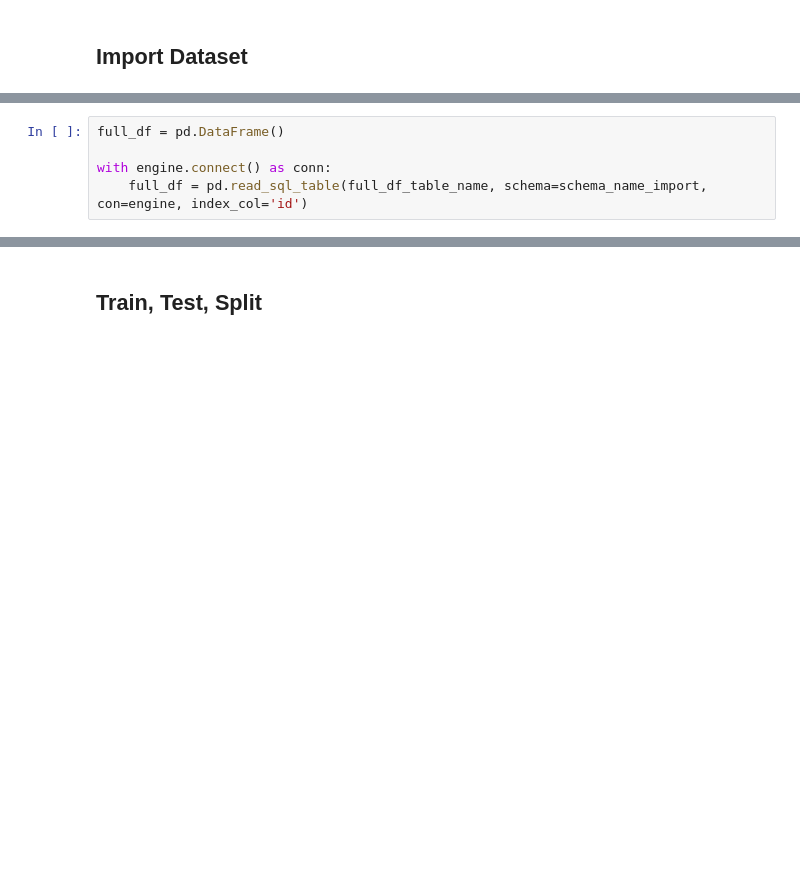
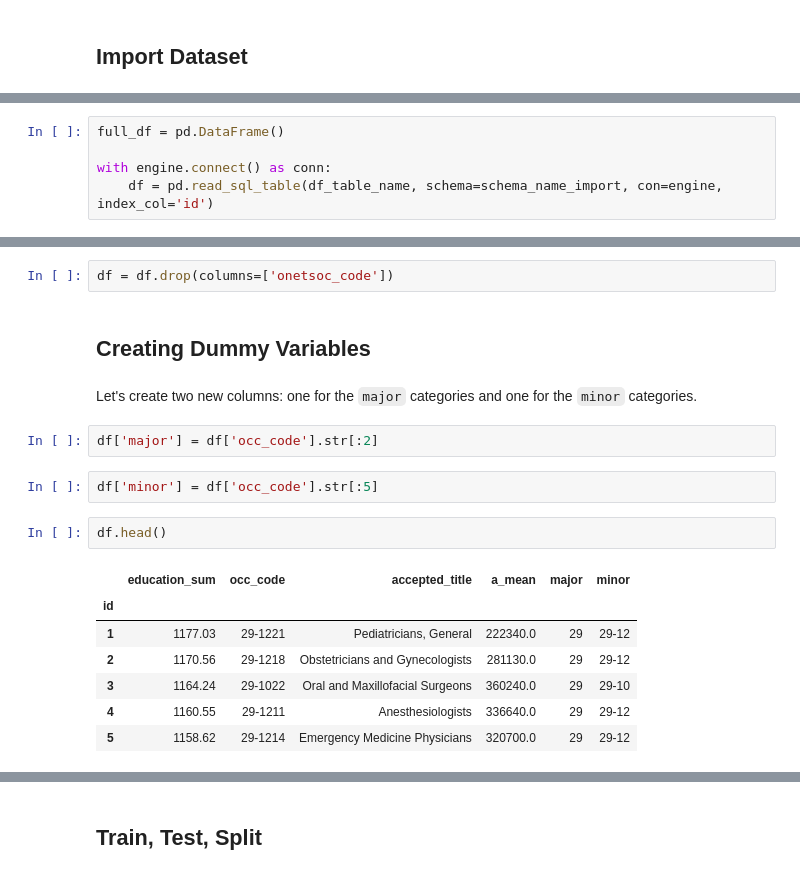
Before and after one commit to blue-santa/comparing-training-req-to-salary-exp, a Jupyter notebook: notebooks/04-pre-processing-and-training-data-dev/04-pre-processing-and-training-data-dev.ipynb, the cells around one changed output, grey strips where cells are left out. Cells and saved outputs as stored; diff of their text form; blank space fills up the shorter version.

```diff
--- a/notebooks/04-pre-processing-and-training-data-dev/04-pre-processing-and-training-data-dev.ipynb
+++ b/notebooks/04-pre-processing-and-training-data-dev/04-pre-processing-and-training-data-dev.ipynb
@@ -76,4 +77,4 @@ full_df_table_name = 'full_df'
 full_df = pd.DataFrame()
 
 with engine.connect() as conn:
-    full_df = pd.read_sql_table(full_df_table_name, schema=schema_name_import, con=engine, index_col='id')
+    df = pd.read_sql_table(df_table_name, schema=schema_name_import, con=engine, index_col='id')
@@ -83,0 +105,20 @@ with engine.connect() as conn:
+# %%
+df = df.drop(columns=['onetsoc_code'])
+# %% [markdown]
+## Creating Dummy Variables
+# %% [markdown]
+Let's create two new columns: one for the `major` categories and one for the `minor` categories.
+# %%
+df['major'] = df['occ_code'].str[:2]
+# %%
+df['minor'] = df['occ_code'].str[:5]
+# %%
+df.head()
+# %% [output]
+|  | education_sum | occ_code | accepted_title | a_mean | major | minor |
+| id |  |  |  |  |  |  |
+| 1 | 1177.03 | 29-1221 | Pediatricians, General | 222340.0 | 29 | 29-12 |
+| 2 | 1170.56 | 29-1218 | Obstetricians and Gynecologists | 281130.0 | 29 | 29-12 |
+| 3 | 1164.24 | 29-1022 | Oral and Maxillofacial Surgeons | 360240.0 | 29 | 29-10 |
+| 4 | 1160.55 | 29-1211 | Anesthesiologists | 336640.0 | 29 | 29-12 |
+| 5 | 1158.62 | 29-1214 | Emergency Medicine Physicians | 320700.0 | 29 | 29-12 |
```
Also changed, not shown: parts of 23 cells of this notebook.
